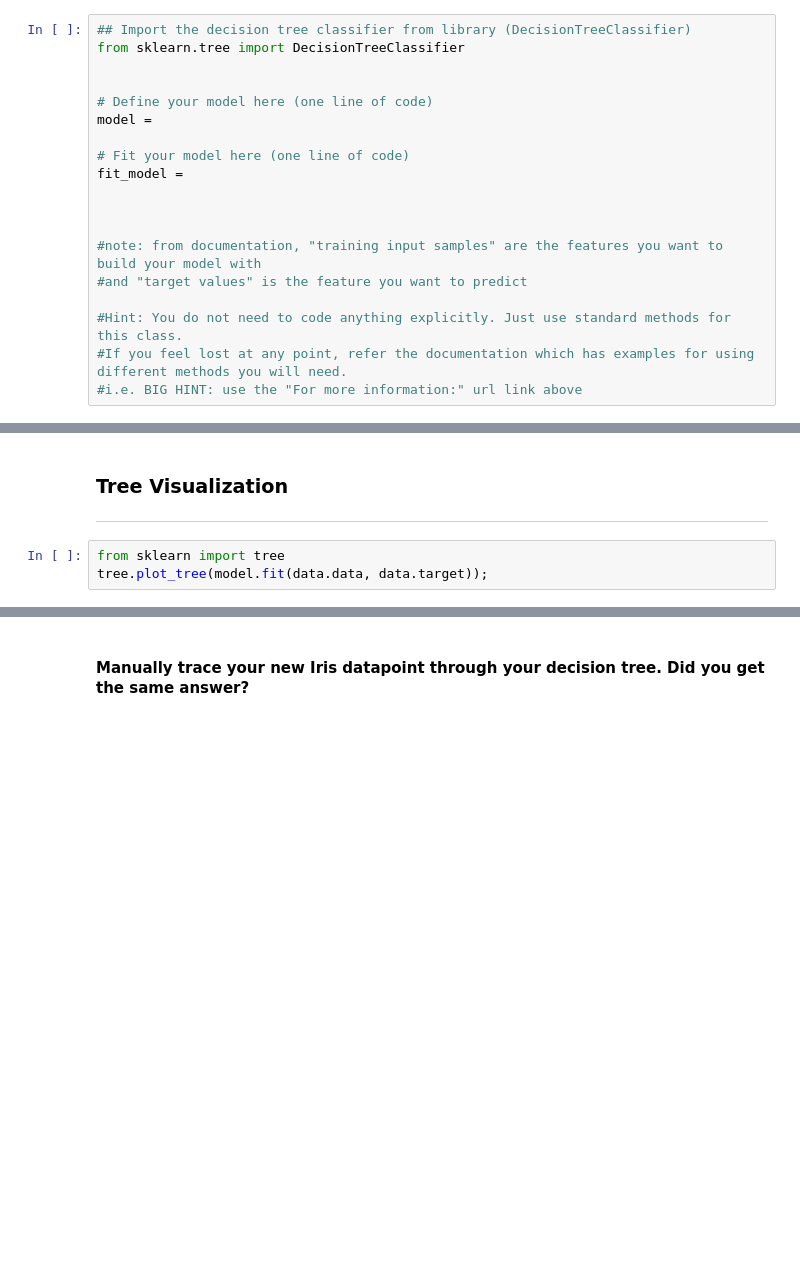
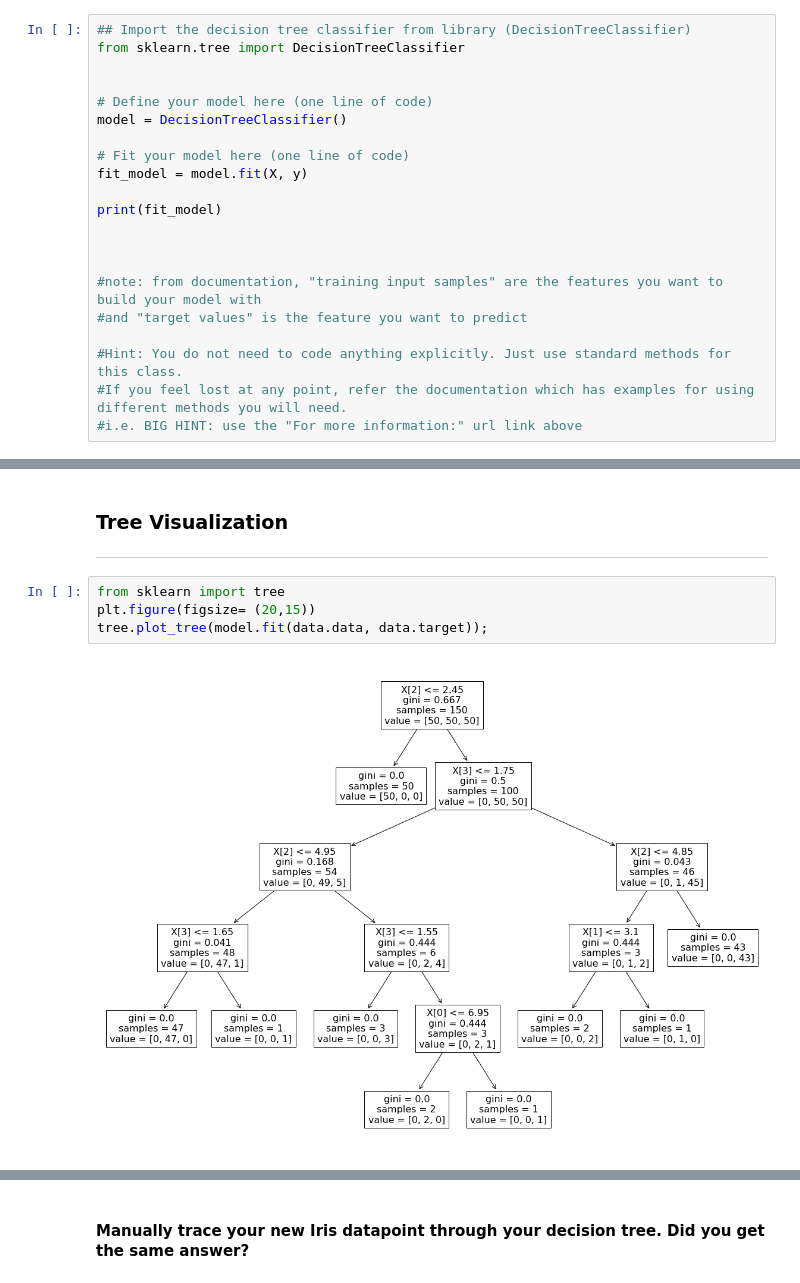
Before and after one commit to sainyrodriguez1/STELLAR_interns, a Jupyter notebook: INTERN_CODE/Sainy/Decision_Tree_Intro.ipynb, the cells around one changed output, grey strips where cells are left out. Saved outputs shown, nothing was run; the diff lists cells and outputs as text; blank space fills up the shorter version.

Commit message:
tree notebook

```diff
--- a/INTERN_CODE/Sainy/Decision_Tree_Intro.ipynb
+++ b/INTERN_CODE/Sainy/Decision_Tree_Intro.ipynb
@@ -166,10 +174,12 @@ from sklearn.tree import DecisionTreeClassifier
 
 
 # Define your model here (one line of code)
-model =
+model = DecisionTreeClassifier()
 
 # Fit your model here (one line of code)
-fit_model =
+fit_model = model.fit(X, y)
+
+print(fit_model)
 
 
 
@@ -201,4 +242,7 @@ How do you feel about these predictions? Now use the Iris data in the Test Datas
 -----------------
 # %%
 from sklearn import tree
+plt.figure(figsize= (20,15))
 tree.plot_tree(model.fit(data.data, data.target));
+# %% [output]
+[figure, added]
```
Also changed, not shown: parts of 11 cells of this notebook.
